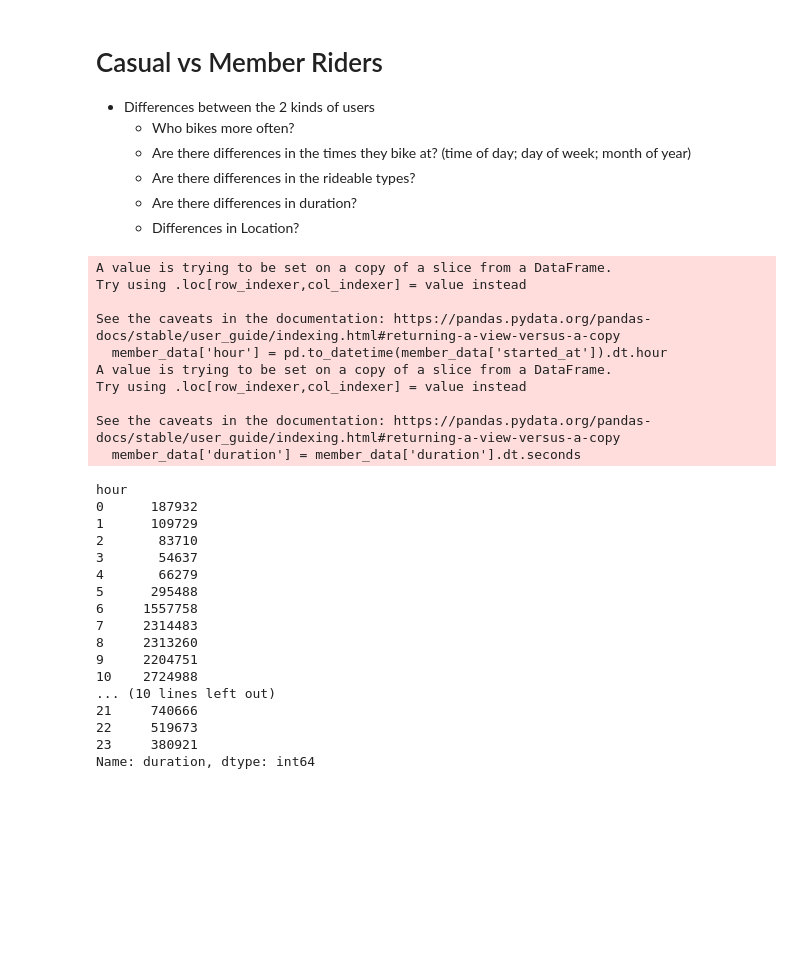
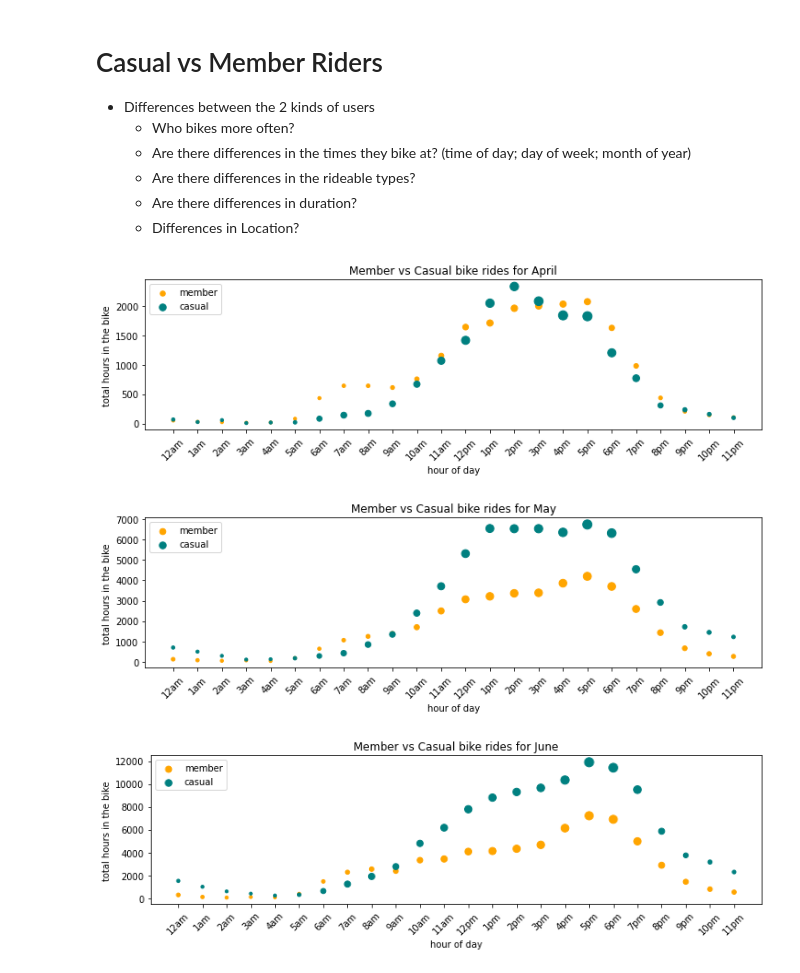
Before and after one commit to Harsh-2420/kaggle, a Jupyter notebook: cyclist-bike-share-analysis/cyclist.ipynb, the cells around one changed output. Saved outputs shown, nothing was run; the diff lists cells and outputs as text; code cells hidden in the pictures; blank space fills up the shorter version.

Commit message:
data visualisations on member vs casual

```diff
--- a/cyclist-bike-share-analysis/cyclist.ipynb
+++ b/cyclist-bike-share-analysis/cyclist.ipynb
@@ -44,7 +45,3 @@ data22 = pd.read_csv("./data/Divvy_Trips_2020_Q1.csv")
 # %%
 data_cleaned = pd.concat([data1, data2, data3, data4, data5, data6, data7, data8, data9, data10, data11, data12, data13, data14, data15, data16, data17, data22])
 data_cleaned.sort_values(by='started_at', inplace=True)
-# %%
-data1_times = data1.drop(data1.columns[[4,5,6,7,8,9,10,11]], axis=1)
-# %%
-data1_times['duration'] = pd.to_datetime(data1_times['ended_at']) - pd.to_datetime(data1_times['started_at'])
@@ -73,45 +54,3 @@ data1_times
     - Are there differences in the rideable types?
     - Are there differences in duration?
     - Differences in Location?
-# %%
-# Scatter Plot:
-# Color to show member vs casual
-# Opacity to show duration
-# x-axis plots the time of day
-# y-axis plots the total ride Time
-
-member_data = data1_times[data1_times['member_casual'] == 'member']
-member_data['hour'] = pd.to_datetime(member_data['started_at']).dt.hour
-member_data['duration'] = member_data['duration'].dt.seconds
-member_y = member_data.groupby(['hour'])['duration'].agg('sum')
-# %% [output]
-A value is trying to be set on a copy of a slice from a DataFrame.
-Try using .loc[row_indexer,col_indexer] = value instead
-
-See the caveats in the documentation: https://pandas.pydata.org/pandas-docs/stable/user_guide/indexing.html#returning-a-view-versus-a-copy
-  member_data['hour'] = pd.to_datetime(member_data['started_at']).dt.hour
-A value is trying to be set on a copy of a slice from a DataFrame.
-Try using .loc[row_indexer,col_indexer] = value instead
-
-See the caveats in the documentation: https://pandas.pydata.org/pandas-docs/stable/user_guide/indexing.html#returning-a-view-versus-a-copy
-  member_data['duration'] = member_data['duration'].dt.seconds
-# %%
-member_y
-# %% [output]
-hour
-0      187932
-1      109729
-2       83710
-3       54637
-4       66279
-5      295488
-6     1557758
-7     2314483
-8     2313260
-9     2204751
-10    2724988
-... (10 lines left out)
-21     740666
-22     519673
-23     380921
-Name: duration, dtype: int64
@@ -117,0 +97,10 @@ Name: duration, dtype: int64
+# %%
+# import warnings
+# warnings.filterwarnings("ignore")
+create_versus_scatter(data1, 'April')
+create_versus_scatter(data2, 'May')
+create_versus_scatter(data3, 'June')
+# %% [output]
+[figure, added]
+[figure, added]
+[figure, added]
```
Also changed, not shown: parts of 3 cells of this notebook.
